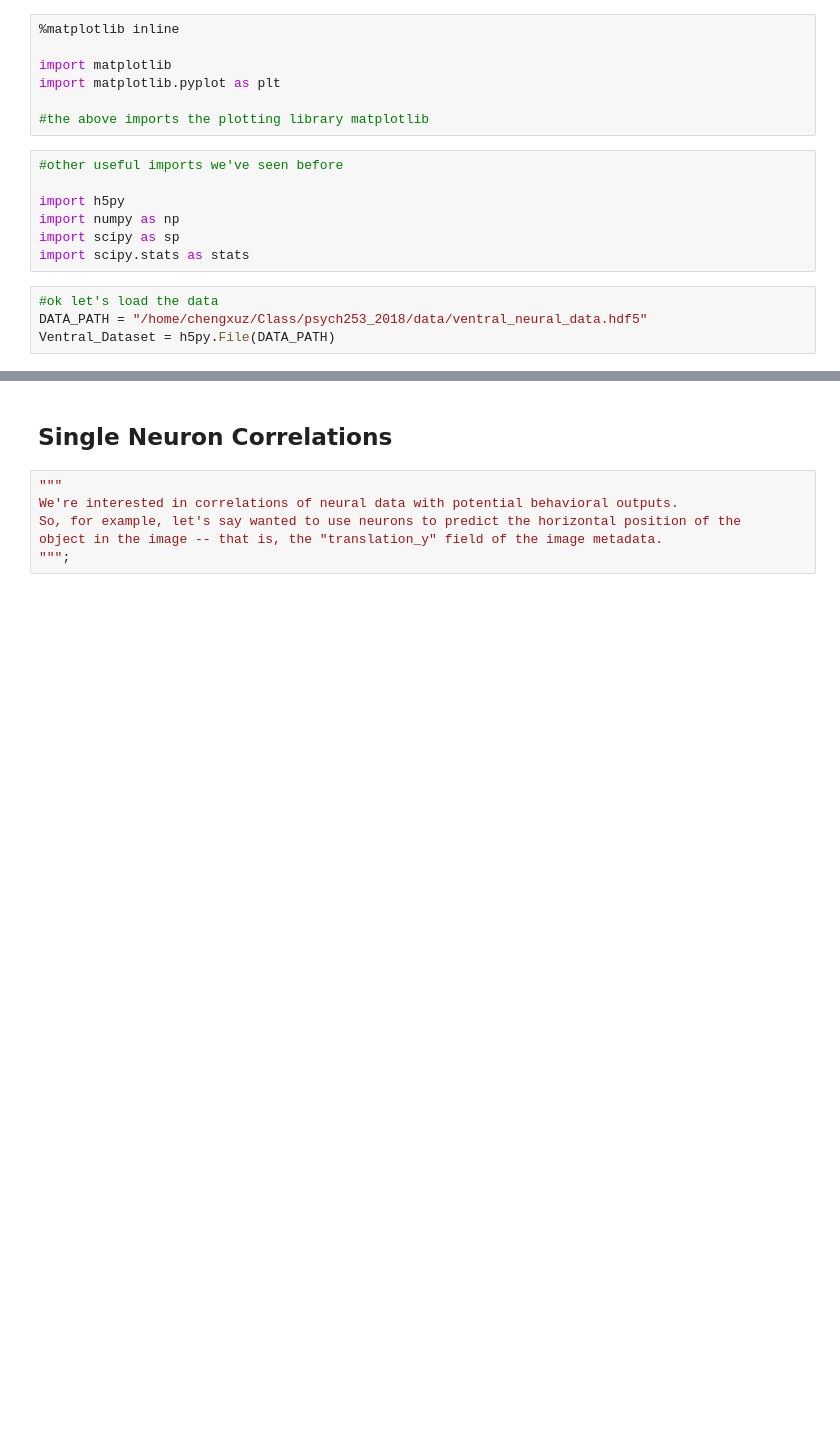
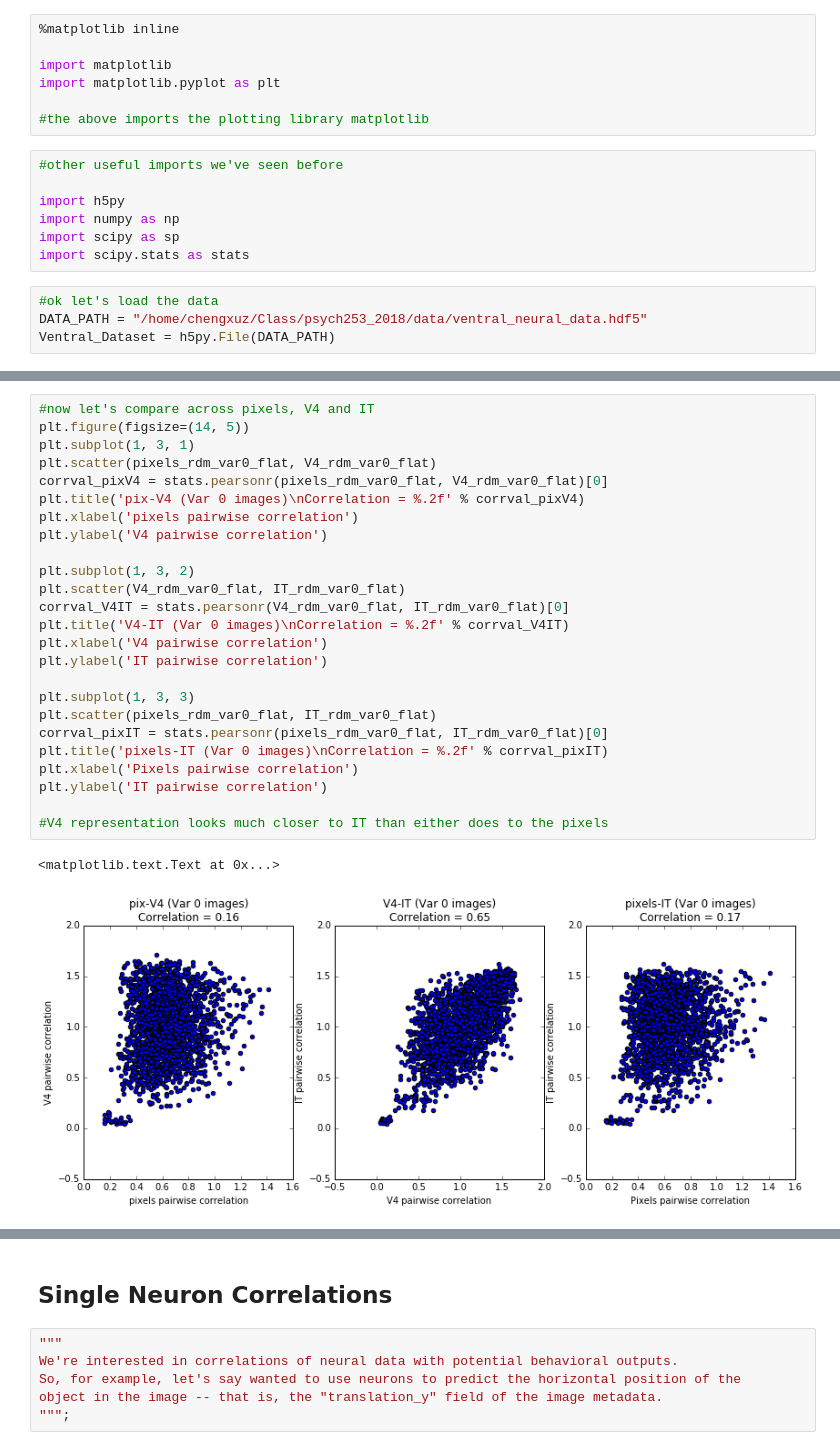
Before and after one commit to neuroailab/psych253, a Jupyter notebook: Lecture3.ipynb, the cells around one changed output, grey strips where cells are left out. Drawn from its saved outputs; the diff is of its cells as text; blank space fills up the shorter version.

```diff
--- a/Lecture3.ipynb
+++ b/Lecture3.ipynb
@@ -18,0 +151,28 @@ Ventral_Dataset = h5py.File(DATA_PATH)
+# %%
+#now let's compare across pixels, V4 and IT
+plt.figure(figsize=(14, 5))
+plt.subplot(1, 3, 1)
+plt.scatter(pixels_rdm_var0_flat, V4_rdm_var0_flat)
+corrval_pixV4 = stats.pearsonr(pixels_rdm_var0_flat, V4_rdm_var0_flat)[0]
+plt.title('pix-V4 (Var 0 images)\nCorrelation = %.2f' % corrval_pixV4)
+plt.xlabel('pixels pairwise correlation')
+plt.ylabel('V4 pairwise correlation')
+
+plt.subplot(1, 3, 2)
+plt.scatter(V4_rdm_var0_flat, IT_rdm_var0_flat)
+corrval_V4IT = stats.pearsonr(V4_rdm_var0_flat, IT_rdm_var0_flat)[0]
+plt.title('V4-IT (Var 0 images)\nCorrelation = %.2f' % corrval_V4IT)
+plt.xlabel('V4 pairwise correlation')
+plt.ylabel('IT pairwise correlation')
+
+plt.subplot(1, 3, 3)
+plt.scatter(pixels_rdm_var0_flat, IT_rdm_var0_flat)
+corrval_pixIT = stats.pearsonr(pixels_rdm_var0_flat, IT_rdm_var0_flat)[0]
+plt.title('pixels-IT (Var 0 images)\nCorrelation = %.2f' % corrval_pixIT)
+plt.xlabel('Pixels pairwise correlation')
+plt.ylabel('IT pairwise correlation')
+
+#V4 representation looks much closer to IT than either does to the pixels
+# %% [output]
+<matplotlib.text.Text at 0x...>
+[figure, added]
```
Also changed, not shown: parts of 13 cells of this notebook.
